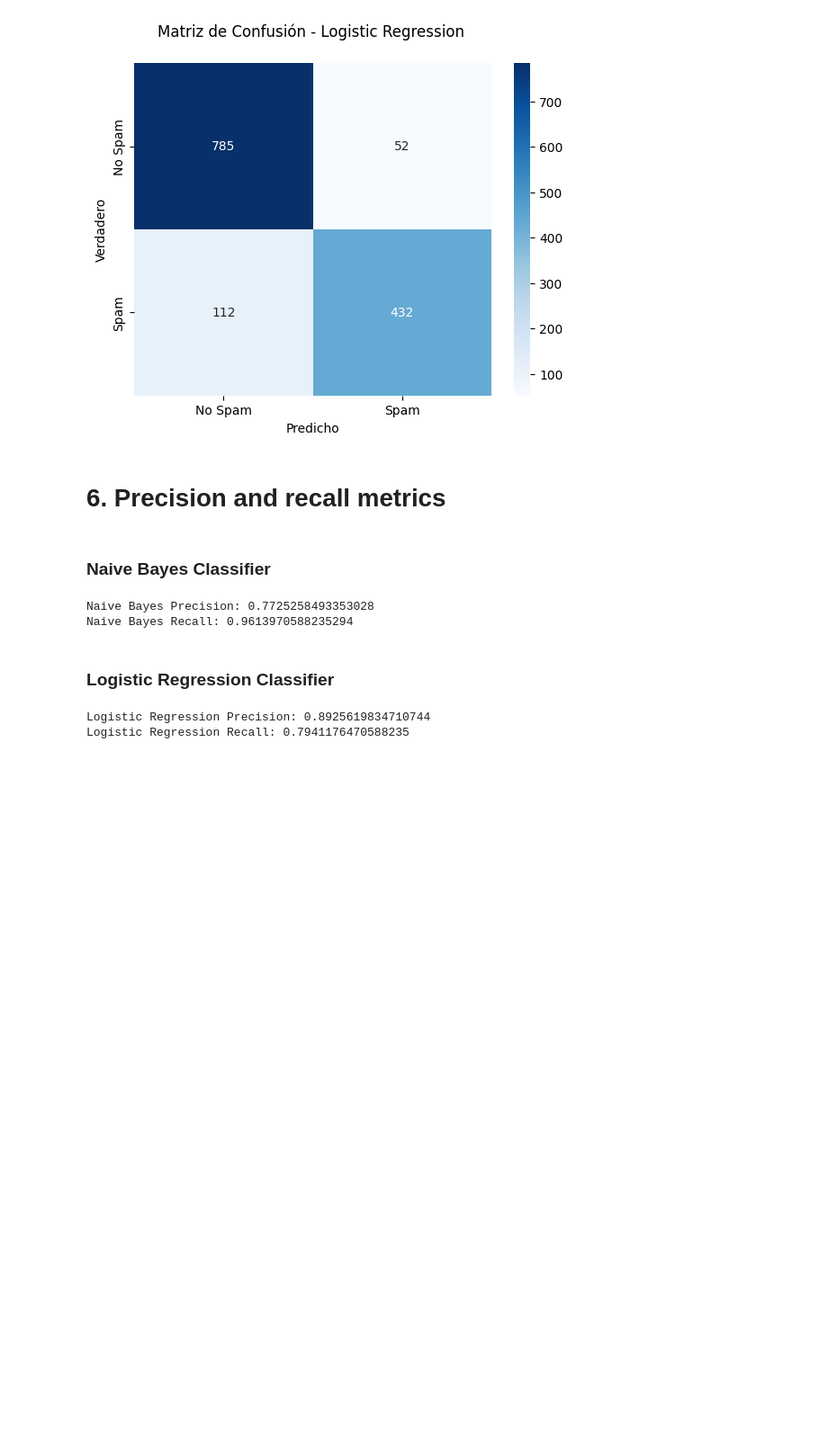
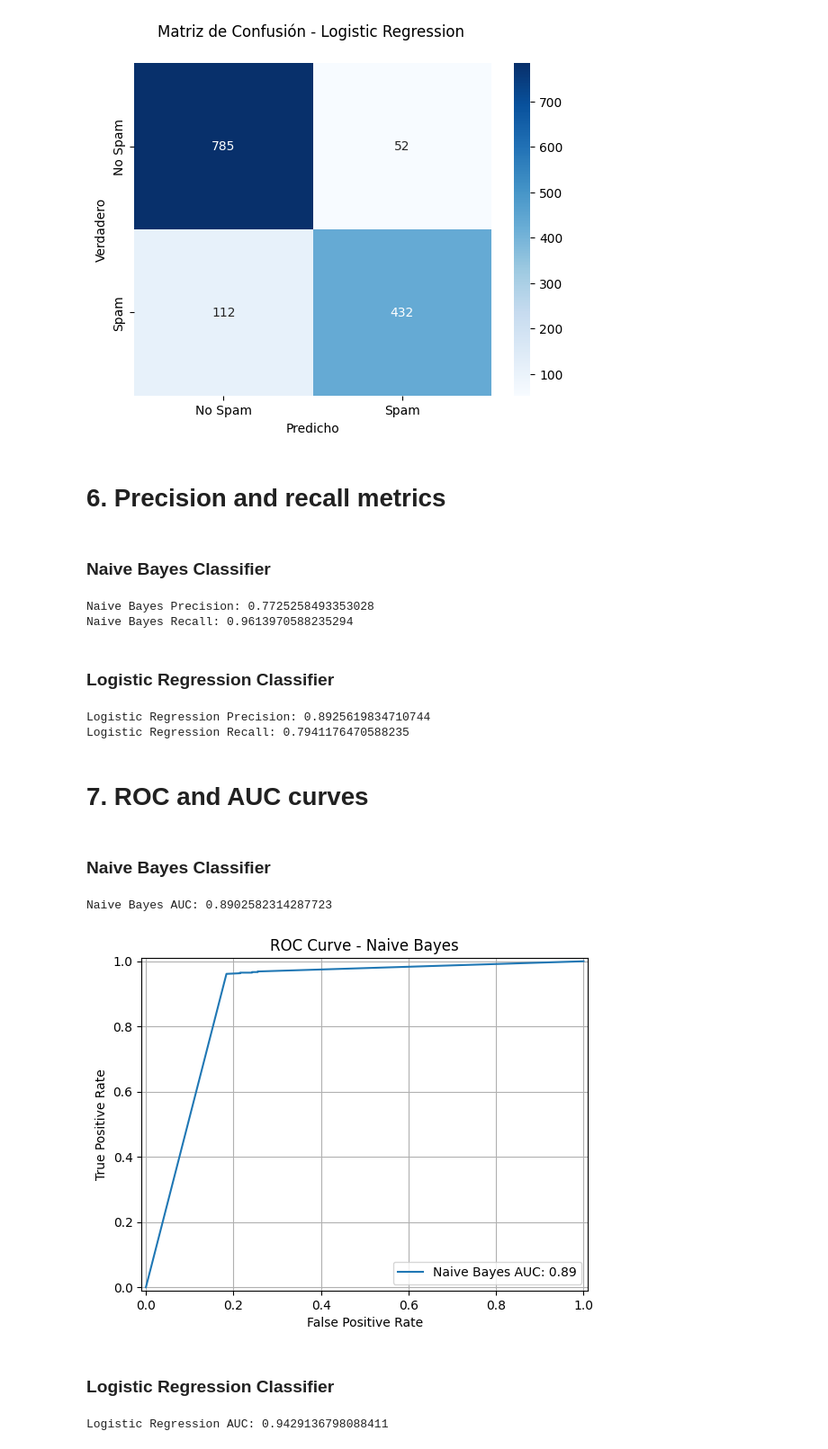
Before and after one commit to ChristianConchari/tp3_spam_detector, a Jupyter notebook: spam_detector_notebook.ipynb, the cells around one changed output. Shown at 90% size. Cells and saved outputs as stored; diff of their text form; code cells hidden in the pictures; blank space fills up the shorter version.

```diff
--- a/spam_detector_notebook.ipynb
+++ b/spam_detector_notebook.ipynb
@@ -288,3 +290,43 @@ print(f"Logistic Regression Recall: {logistic_regression_recall}")
 # %% [output]
 Logistic Regression Precision: 0.8925619834710744
 Logistic Regression Recall: 0.7941176470588235
+# %% [markdown]
+# 7. ROC and AUC curves
+# %% [markdown]
+### Naive Bayes Classifier
+# %%
+# Get the ROC curve values
+naive_bayes_fpr, naive_bayes_tpr, _ = roc_curve(y_test, clf.predict_proba(X_test)[:, 1])
+# Get the AUC value
+naive_bayes_auc = auc(naive_bayes_fpr, naive_bayes_tpr)
+# Print the AUC value
+print(f"Naive Bayes AUC: {naive_bayes_auc}")
+# %% [output]
+Naive Bayes AUC: 0.8902582314287723
+# %%
+# Plot the ROC curve
+plt.plot(naive_bayes_fpr, naive_bayes_tpr, label=f"Naive Bayes AUC: {naive_bayes_auc:.2f}")
+# Configure the plot
+plt.xlabel('False Positive Rate')
+plt.ylabel('True Positive Rate')
+plt.title('ROC Curve - Naive Bayes')
+plt.xlim([-0.01, 1.01])
+plt.ylim([-0.01, 1.01])
+plt.grid(True)
+plt.legend(loc='lower right')
+# Save the plot
+plt.savefig('images/naive_bayes_roc_curve.png')
+plt.show()
+# %% [output]
+[figure, added]
+# %% [markdown]
+### Logistic Regression Classifier
+# %%
+# Get the ROC curve values
+logistic_regression_fpr, logistic_regression_tpr, _ = roc_curve(y_test, logistic_clf.predict_proba(X_test_scaled)[:, 1])
+# Get the AUC value
+logistic_regression_auc = auc(logistic_regression_fpr, logistic_regression_tpr)
+# Print the AUC value
+print(f"Logistic Regression AUC: {logistic_regression_auc}")
+# %% [output]
+Logistic Regression AUC: 0.9429136798088411
```
Also changed, not shown: parts of 4 cells of this notebook, 4 other files.
